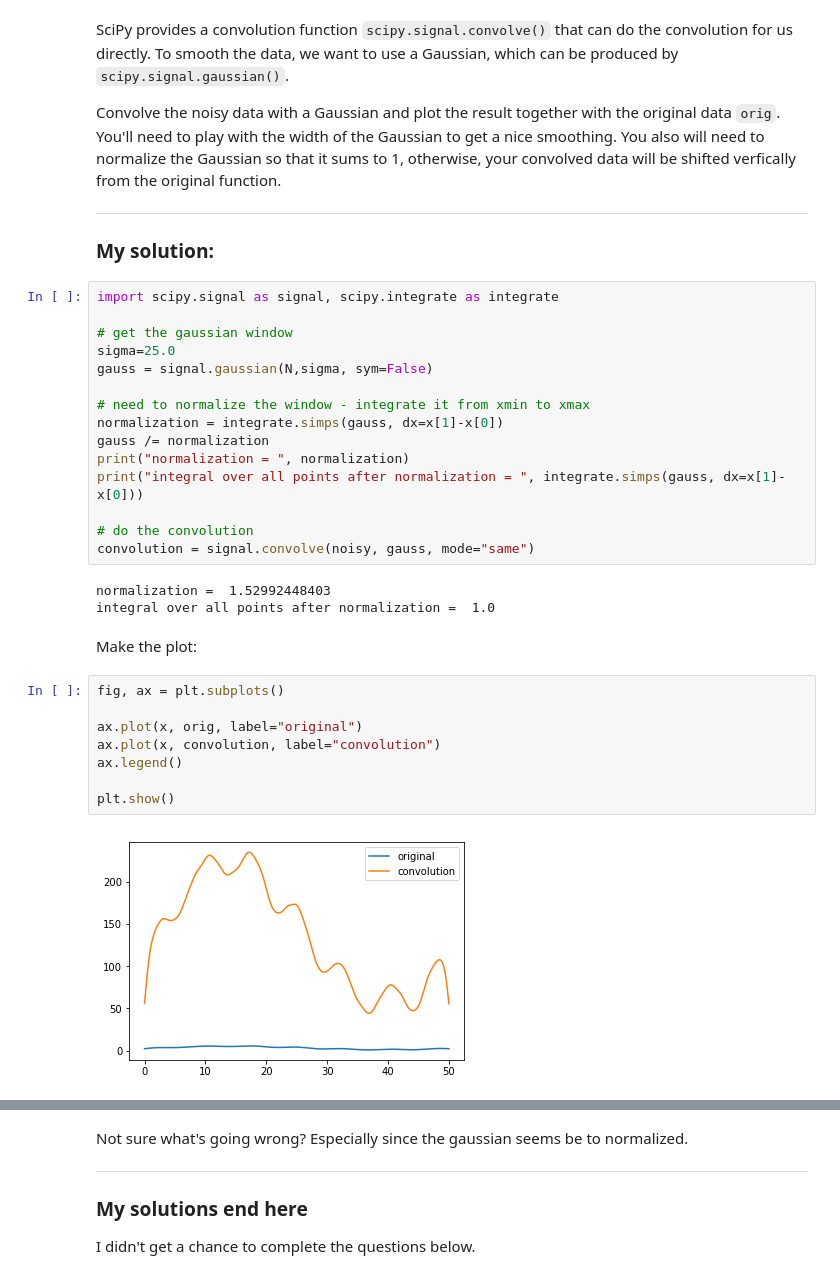
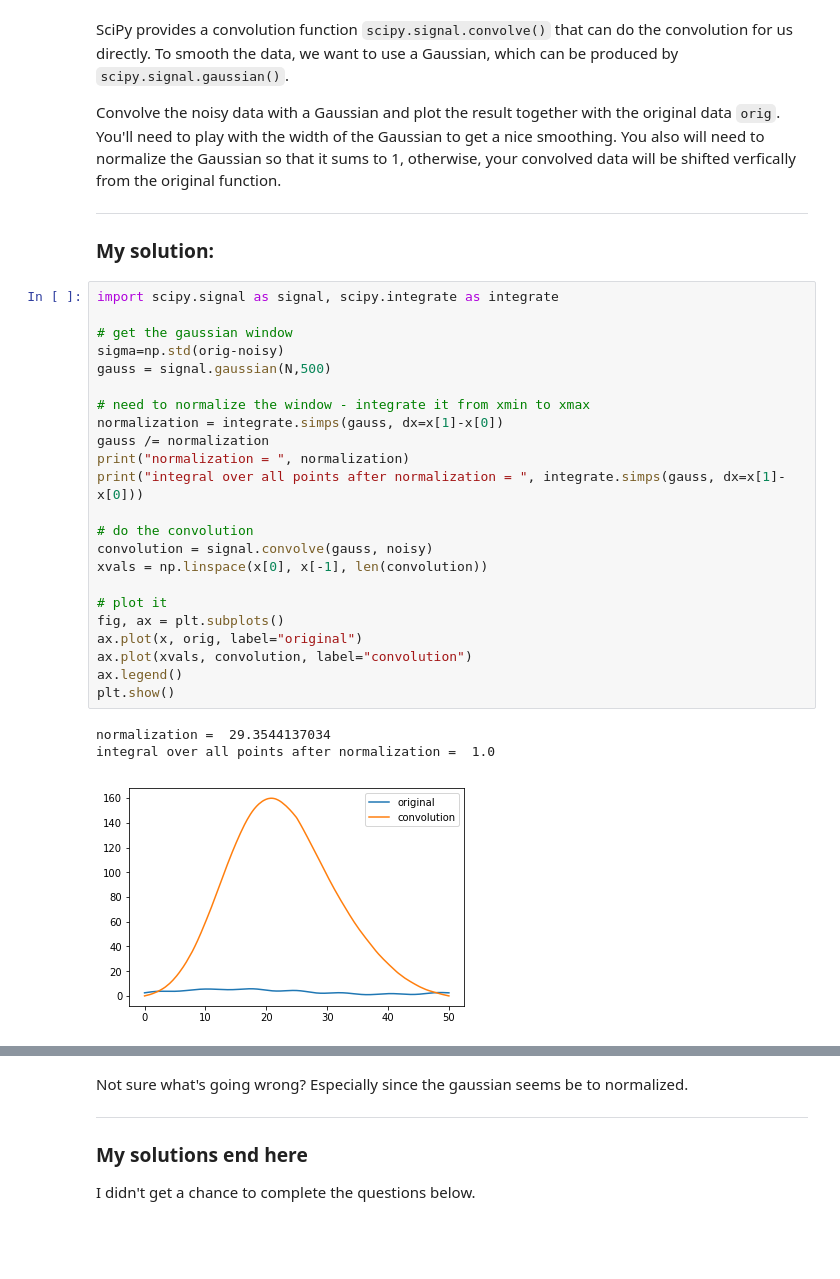
Before and after one commit to marivifs-teaching/test-repo-2021, a Jupyter notebook: amanda/amacinnis_scipy-exercises-2.ipynb, the cells around one changed output, grey strips where cells are left out. Cells and saved outputs as stored; diff of their text form; blank space fills up the shorter version.

```diff
--- a/amanda/amacinnis_scipy-exercises-2.ipynb
+++ b/amanda/amacinnis_scipy-exercises-2.ipynb
@@ -164,30 +164,27 @@ Convolve the noisy data with a Gaussian and plot the result together with the or
 # %%
 import scipy.signal as signal, scipy.integrate as integrate
 
 # get the gaussian window
-sigma=25.0
-gauss = signal.gaussian(N,sigma, sym=False)
+sigma=np.std(orig-noisy)
+gauss = signal.gaussian(N,500)
 
 # need to normalize the window - integrate it from xmin to xmax
 normalization = integrate.simps(gauss, dx=x[1]-x[0])
 gauss /= normalization
 print("normalization = ", normalization)
 print("integral over all points after normalization = ", integrate.simps(gauss, dx=x[1]-x[0]))
 
 # do the convolution
-convolution = signal.convolve(noisy, gauss, mode="same")
+convolution = signal.convolve(gauss, noisy)
+xvals = np.linspace(x[0], x[-1], len(convolution))
+
+# plot it
+fig, ax = plt.subplots()
+ax.plot(x, orig, label="original")
+ax.plot(xvals, convolution, label="convolution")
+ax.legend()
+plt.show()
 # %% [output]
-normalization =  1.52992448403
+normalization =  29.3544137034
 integral over all points after normalization =  1.0
+[figure, added]
-# %% [markdown]
-Make the plot:
-# %%
-fig, ax = plt.subplots()
-
-ax.plot(x, orig, label="original")
-ax.plot(x, convolution, label="convolution")
-ax.legend()
-
-plt.show()
-# %% [output]
-[figure, removed]
```
Also changed, not shown: parts of 31 cells of this notebook.
